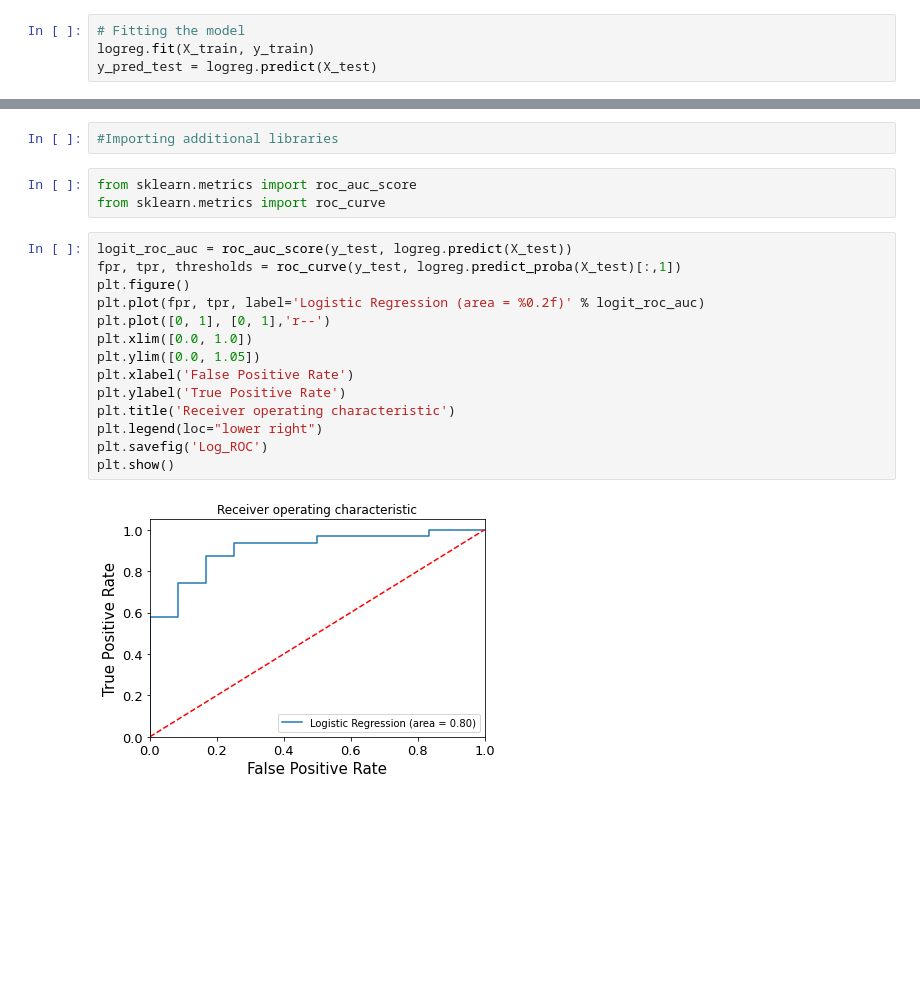
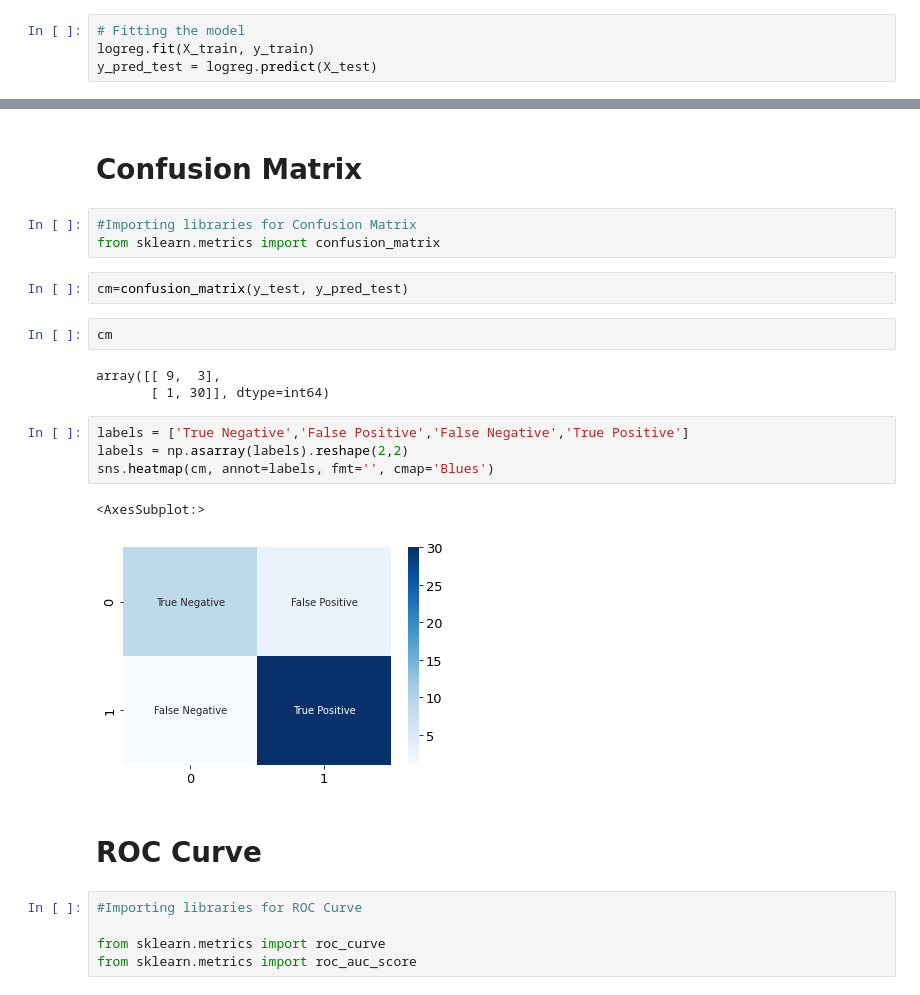
Before and after one commit to shiwanitier5/Datascience, a Jupyter notebook: campus_recruitment.ipynb, the cells around one changed output, grey strips where cells are left out. Cells and saved outputs as stored; diff of their text form; blank space fills up the shorter version.

Commit message:
Confusion matrix added

```diff
--- a/campus_recruitment.ipynb
+++ b/campus_recruitment.ipynb
@@ -304,21 +302,26 @@ accuracy_score(y_test, y_pred_test)
-# %%
-#Importing additional libraries
+# %% [markdown]
+# Confusion Matrix
 # %%
-from sklearn.metrics import roc_auc_score
-from sklearn.metrics import roc_curve
+#Importing libraries for Confusion Matrix
+from sklearn.metrics import confusion_matrix
 # %%
-logit_roc_auc = roc_auc_score(y_test, logreg.predict(X_test))
-fpr, tpr, thresholds = roc_curve(y_test, logreg.predict_proba(X_test)[:,1])
-plt.figure()
-plt.plot(fpr, tpr, label='Logistic Regression (area = %0.2f)' % logit_roc_auc)
-plt.plot([0, 1], [0, 1],'r--')
-plt.xlim([0.0, 1.0])
-plt.ylim([0.0, 1.05])
-plt.xlabel('False Positive Rate')
-plt.ylabel('True Positive Rate')
-plt.title('Receiver operating characteristic')
-plt.legend(loc="lower right")
-plt.savefig('Log_ROC')
-plt.show()
+cm=confusion_matrix(y_test, y_pred_test)
-# %% [output]
-[figure, removed]
+# %%
+cm
+# %% [output]
+array([[ 9,  3],
+       [ 1, 30]], dtype=int64)
+# %%
+labels = ['True Negative','False Positive','False Negative','True Positive']
+labels = np.asarray(labels).reshape(2,2)
+sns.heatmap(cm, annot=labels, fmt='', cmap='Blues')
+# %% [output]
+<AxesSubplot:>
+[figure, added]
+# %% [markdown]
+# ROC Curve
+# %%
+#Importing libraries for ROC Curve
+
+from sklearn.metrics import roc_curve
+from sklearn.metrics import roc_auc_score
```
Also changed, not shown: parts of 4 cells of this notebook, 1 other file.
